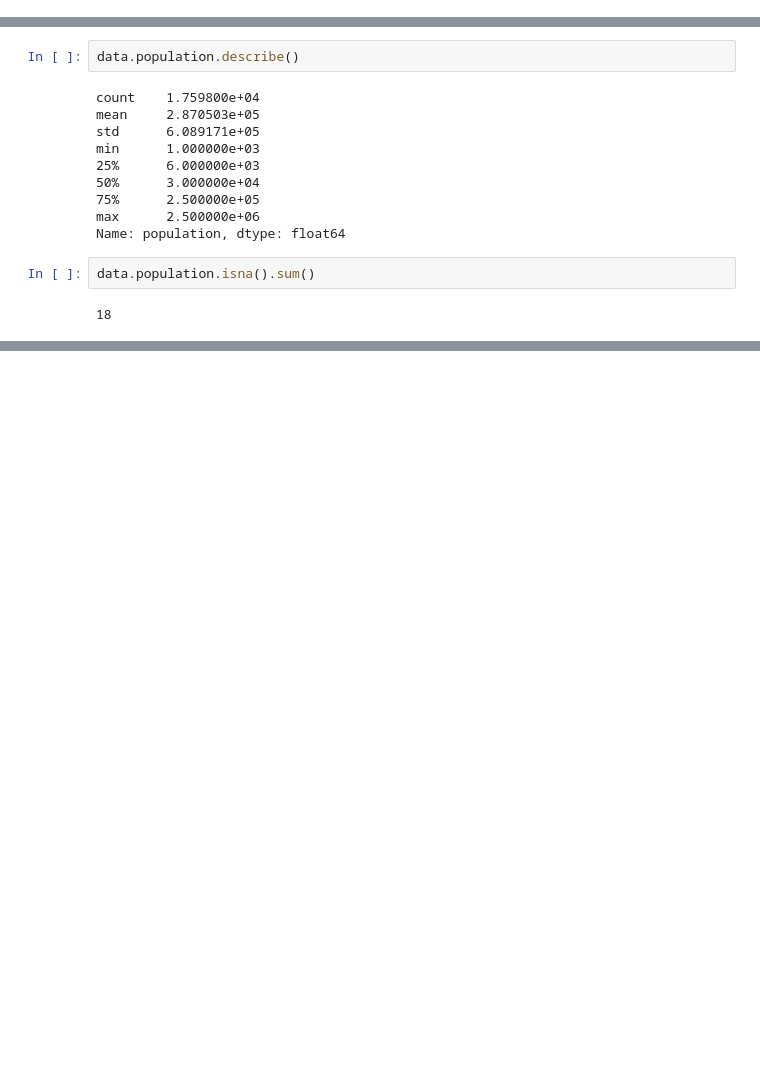
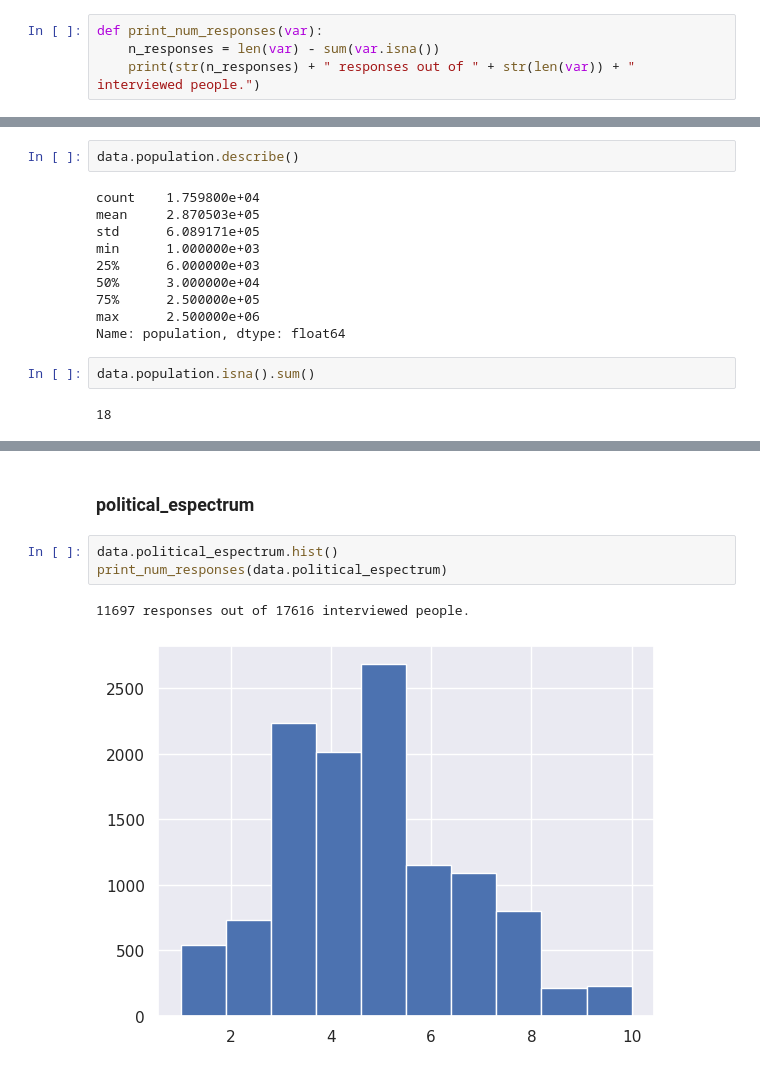
Before and after one commit to jueves/CIS1994, a Jupyter notebook: Exploration.ipynb, the cells around one changed output, grey strips where cells are left out. Saved outputs shown, nothing was run; the diff lists cells and outputs as text; blank space fills up the shorter version.

```diff
--- a/Exploration.ipynb
+++ b/Exploration.ipynb
@@ -16,0 +14,4 @@ Name: sex, dtype: object
+# %%
+def print_num_responses(var):
+    n_responses = len(var) - sum(var.isna())
+    print(str(n_responses) + " responses out of " + str(len(var)) + " interviewed people.")
@@ -74,0 +108,8 @@ data.population.isna().sum()
+# %% [markdown]
+### political_espectrum
+# %%
+data.political_espectrum.hist()
+print_num_responses(data.political_espectrum)
+# %% [output]
+11697 responses out of 17616 interviewed people.
+[figure, added]
```
Also changed, not shown: parts of 42 cells of this notebook.
